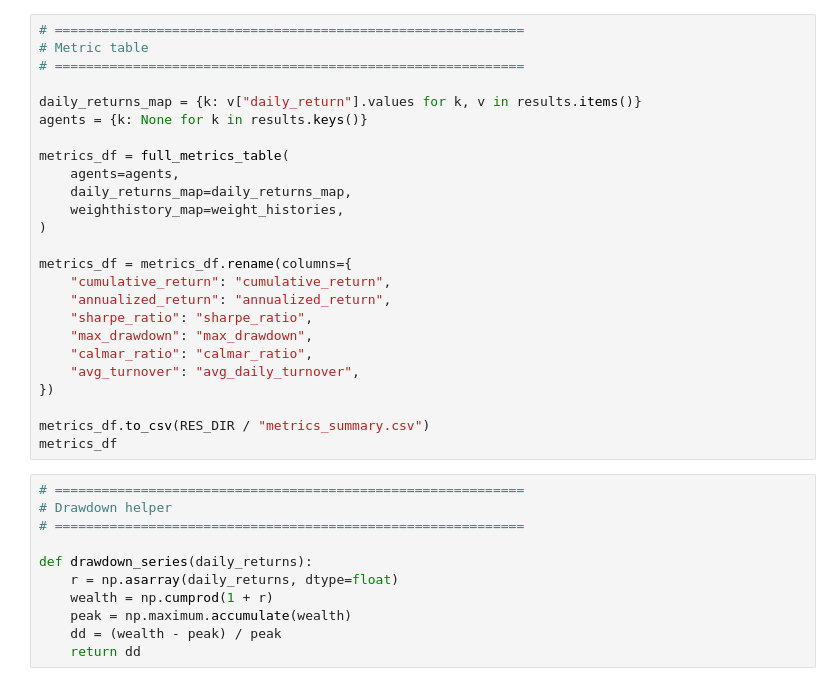
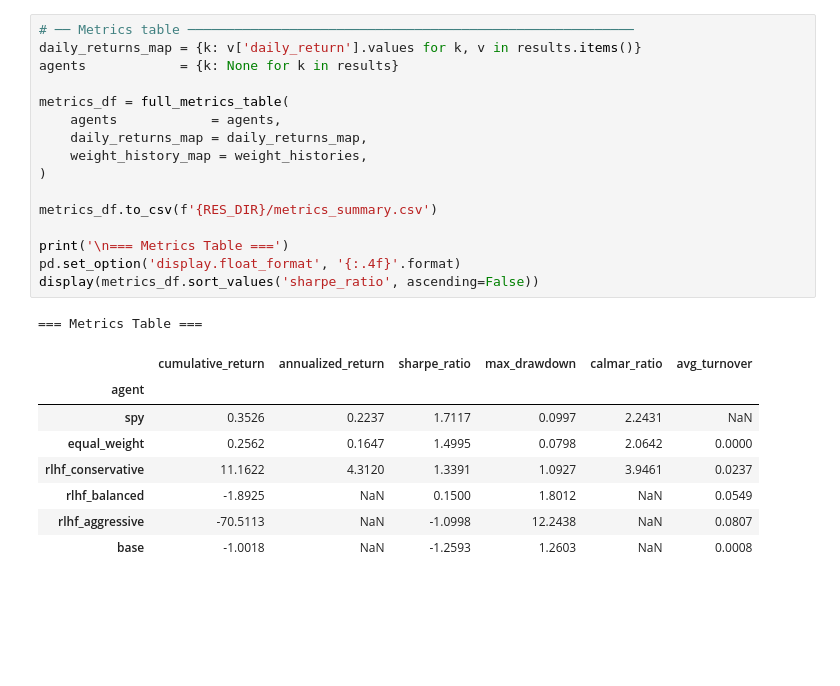
Before and after one commit to yh6384-design/rlhf-portfolio, a Jupyter notebook: notebooks/06_evaluation.ipynb, the cells around one changed output. Drawn from its saved outputs; the diff is of its cells as text; blank space fills up the shorter version.

```diff
--- a/notebooks/06_evaluation.ipynb
+++ b/notebooks/06_evaluation.ipynb
@@ -387,36 +459,26 @@ for name, df in results.items():
 # %%
-# ============================================================
-# Metric table
-# ============================================================
-
-daily_returns_map = {k: v["daily_return"].values for k, v in results.items()}
-agents = {k: None for k in results.keys()}
+# ── Metrics table ─────────────────────────────────────────────────────────
+daily_returns_map = {k: v['daily_return'].values for k, v in results.items()}
+agents            = {k: None for k in results}
 
 metrics_df = full_metrics_table(
-    agents=agents,
-    daily_returns_map=daily_returns_map,
-    weighthistory_map=weight_histories,
+    agents            = agents,
+    daily_returns_map = daily_returns_map,
+    weight_history_map = weight_histories,
 )
 
-metrics_df = metrics_df.rename(columns={
-    "cumulative_return": "cumulative_return",
-    "annualized_return": "annualized_return",
-    "sharpe_ratio": "sharpe_ratio",
-    "max_drawdown": "max_drawdown",
-    "calmar_ratio": "calmar_ratio",
-    "avg_turnover": "avg_daily_turnover",
-})
+metrics_df.to_csv(f'{RES_DIR}/metrics_summary.csv')
 
-metrics_df.to_csv(RES_DIR / "metrics_summary.csv")
-metrics_df
+print('\n=== Metrics Table ===')
+pd.set_option('display.float_format', '{:.4f}'.format)
+display(metrics_df.sort_values('sharpe_ratio', ascending=False))
+# %% [output]
+=== Metrics Table ===
+|  | cumulative_return | annualized_return | sharpe_ratio | max_drawdown | calmar_ratio | avg_turnover |
+| agent |  |  |  |  |  |  |
+| spy | 0.3526 | 0.2237 | 1.7117 | 0.0997 | 2.2431 | NaN |
+| equal_weight | 0.2562 | 0.1647 | 1.4995 | 0.0798 | 2.0642 | 0.0000 |
+| rlhf_conservative | 11.1622 | 4.3120 | 1.3391 | 1.0927 | 3.9461 | 0.0237 |
+| rlhf_balanced | -1.8925 | NaN | 0.1500 | 1.8012 | NaN | 0.0549 |
+| rlhf_aggressive | -70.5113 | NaN | -1.0998 | 12.2438 | NaN | 0.0807 |
+| base | -1.0018 | NaN | -1.2593 | 1.2603 | NaN | 0.0008 |
-# %%
-# ============================================================
-# Drawdown helper
-# ============================================================
-
-def drawdown_series(daily_returns):
-    r = np.asarray(daily_returns, dtype=float)
-    wealth = np.cumprod(1 + r)
-    peak = np.maximum.accumulate(wealth)
-    dd = (wealth - peak) / peak
-    return dd
```
Also changed, not shown: parts of 24 cells of this notebook.
